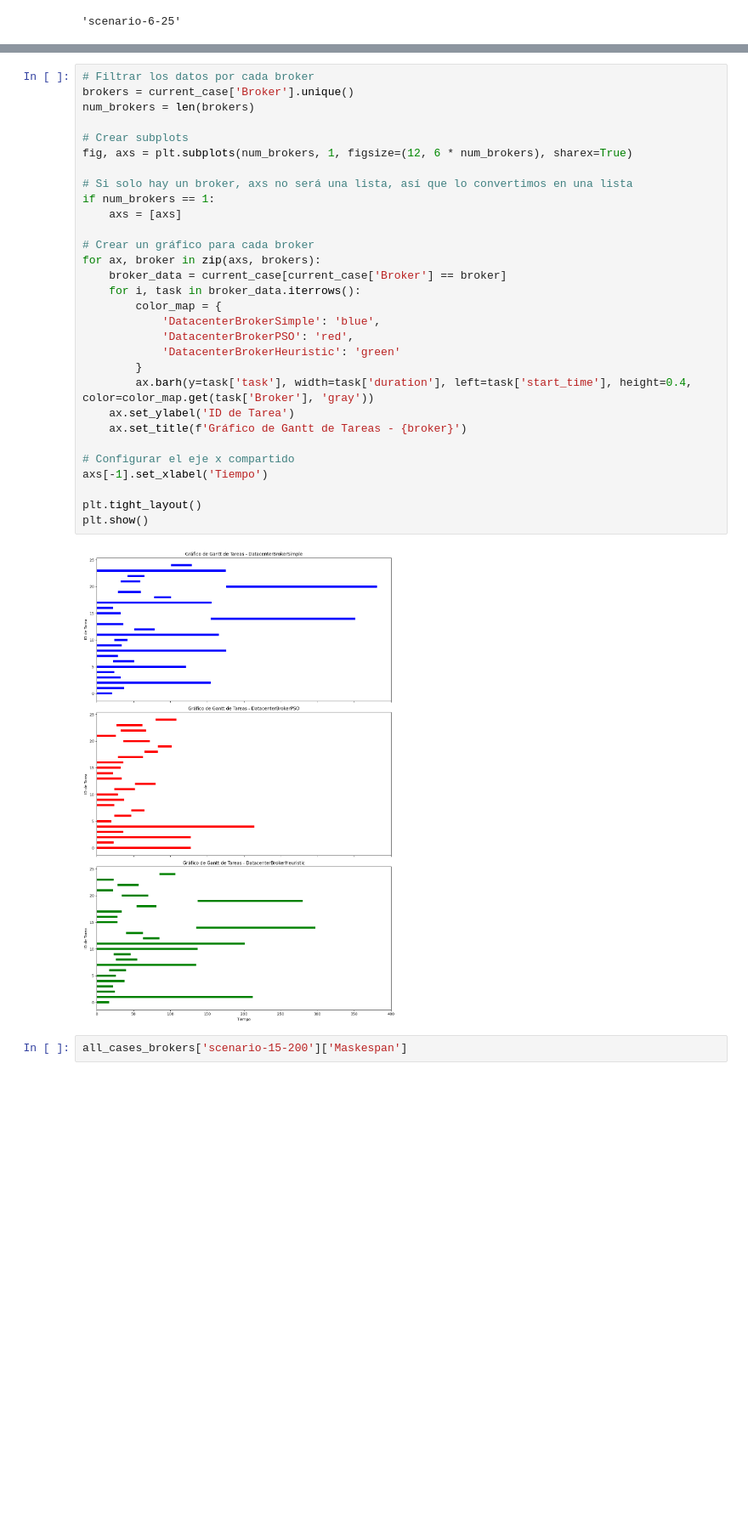
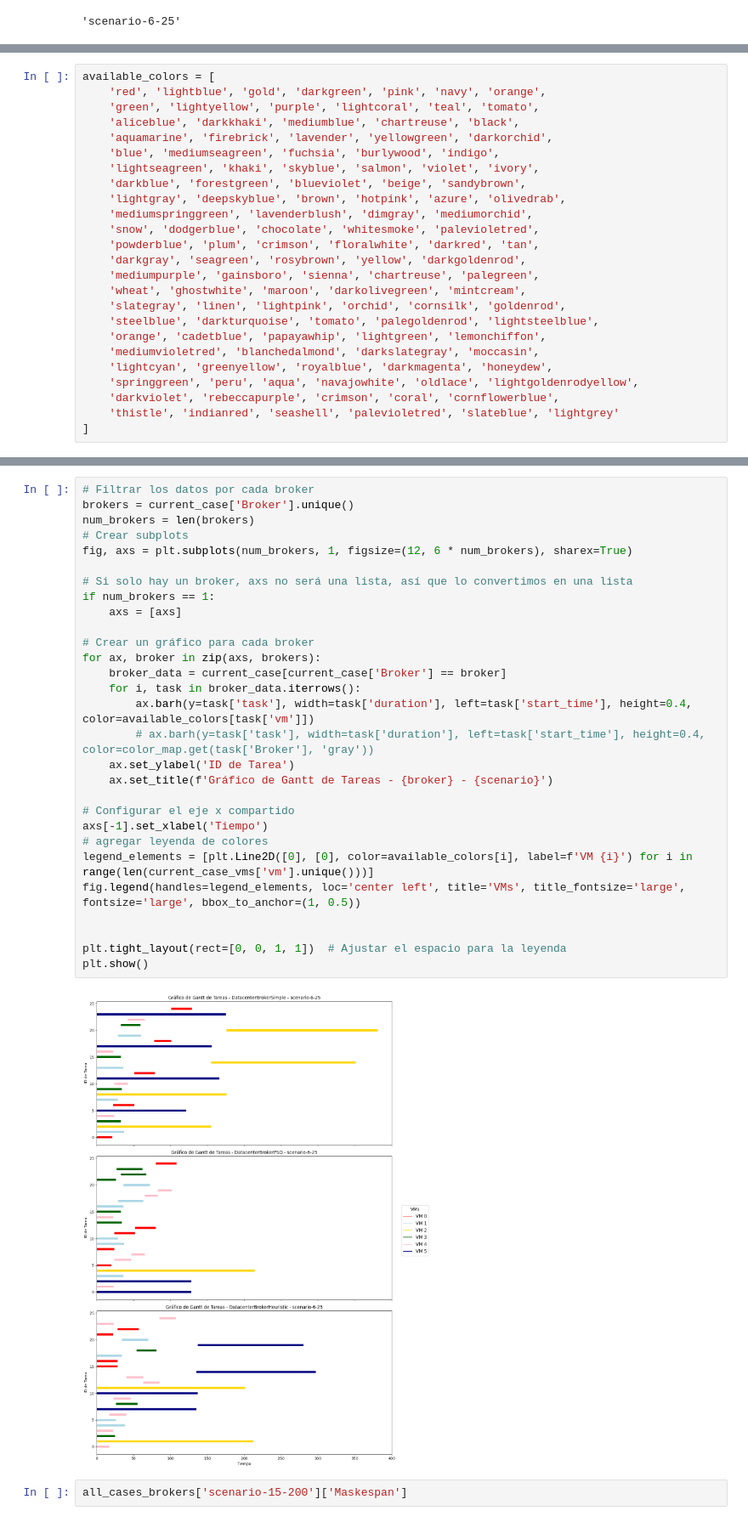
Before and after one commit to MrtC101/middleware-pso, a Jupyter notebook: src/main/vis/data.ipynb, the cells around one changed output, grey strips where cells are left out. Shown at 85% size. Cells and saved outputs as stored; diff of their text form; blank space fills up the shorter version.

Commit message:
visualizacion

```diff
--- a/src/main/vis/data.ipynb
+++ b/src/main/vis/data.ipynb
@@ -43,0 +60,25 @@ scenario
+# %%
+available_colors = [
+    'red', 'lightblue', 'gold', 'darkgreen', 'pink', 'navy', 'orange',
+    'green', 'lightyellow', 'purple', 'lightcoral', 'teal', 'tomato',
+    'aliceblue', 'darkkhaki', 'mediumblue', 'chartreuse', 'black',
+    'aquamarine', 'firebrick', 'lavender', 'yellowgreen', 'darkorchid',
+    'blue', 'mediumseagreen', 'fuchsia', 'burlywood', 'indigo',
+    'lightseagreen', 'khaki', 'skyblue', 'salmon', 'violet', 'ivory',
+    'darkblue', 'forestgreen', 'blueviolet', 'beige', 'sandybrown',
+    'lightgray', 'deepskyblue', 'brown', 'hotpink', 'azure', 'olivedrab',
+    'mediumspringgreen', 'lavenderblush', 'dimgray', 'mediumorchid',
+    'snow', 'dodgerblue', 'chocolate', 'whitesmoke', 'palevioletred',
+    'powderblue', 'plum', 'crimson', 'floralwhite', 'darkred', 'tan',
+    'darkgray', 'seagreen', 'rosybrown', 'yellow', 'darkgoldenrod',
+    'mediumpurple', 'gainsboro', 'sienna', 'chartreuse', 'palegreen',
+    'wheat', 'ghostwhite', 'maroon', 'darkolivegreen', 'mintcream',
+    'slategray', 'linen', 'lightpink', 'orchid', 'cornsilk', 'goldenrod',
+    'steelblue', 'darkturquoise', 'tomato', 'palegoldenrod', 'lightsteelblue',
+    'orange', 'cadetblue', 'papayawhip', 'lightgreen', 'lemonchiffon',
+    'mediumvioletred', 'blanchedalmond', 'darkslategray', 'moccasin',
+    'lightcyan', 'greenyellow', 'royalblue', 'darkmagenta', 'honeydew',
+    'springgreen', 'peru', 'aqua', 'navajowhite', 'oldlace', 'lightgoldenrodyellow',
+    'darkviolet', 'rebeccapurple', 'crimson', 'coral', 'cornflowerblue',
+    'thistle', 'indianred', 'seashell', 'palevioletred', 'slateblue', 'lightgrey'
+]
@@ -44,35 +94,34 @@ scenario
 # %%
 # Filtrar los datos por cada broker
 brokers = current_case['Broker'].unique()
 num_brokers = len(brokers)
-
 # Crear subplots
 fig, axs = plt.subplots(num_brokers, 1, figsize=(12, 6 * num_brokers), sharex=True)
 
 # Si solo hay un broker, axs no será una lista, así que lo convertimos en una lista
 if num_brokers == 1:
     axs = [axs]
 
 # Crear un gráfico para cada broker
 for ax, broker in zip(axs, brokers):
     broker_data = current_case[current_case['Broker'] == broker]
     for i, task in broker_data.iterrows():
-        color_map = {
-            'DatacenterBrokerSimple': 'blue',
-            'DatacenterBrokerPSO': 'red',
-            'DatacenterBrokerHeuristic': 'green'
-        }
-        ax.barh(y=task['task'], width=task['duration'], left=task['start_time'], height=0.4, color=color_map.get(task['Broker'], 'gray'))
+        ax.barh(y=task['task'], width=task['duration'], left=task['start_time'], height=0.4, color=available_colors[task['vm']])
+        # ax.barh(y=task['task'], width=task['duration'], left=task['start_time'], height=0.4, color=color_map.get(task['Broker'], 'gray'))
     ax.set_ylabel('ID de Tarea')
-    ax.set_title(f'Gráfico de Gantt de Tareas - {broker}')
+    ax.set_title(f'Gráfico de Gantt de Tareas - {broker} - {scenario}')
 
 # Configurar el eje x compartido
 axs[-1].set_xlabel('Tiempo')
+# agregar leyenda de colores
+legend_elements = [plt.Line2D([0], [0], color=available_colors[i], label=f'VM {i}') for i in range(len(current_case_vms['vm'].unique()))]
+fig.legend(handles=legend_elements, loc='center left', title='VMs', title_fontsize='large', fontsize='large', bbox_to_anchor=(1, 0.5))
 
-plt.tight_layout()
+
+plt.tight_layout(rect=[0, 0, 1, 1])  # Ajustar el espacio para la leyenda
 plt.show()
 # %% [output]
-[figure, old version]
+[figure, new version]
 # %%
 all_cases_brokers['scenario-15-200']['Maskespan']
 # %% [output]
```
Also changed, not shown: parts of 2 cells of this notebook.
